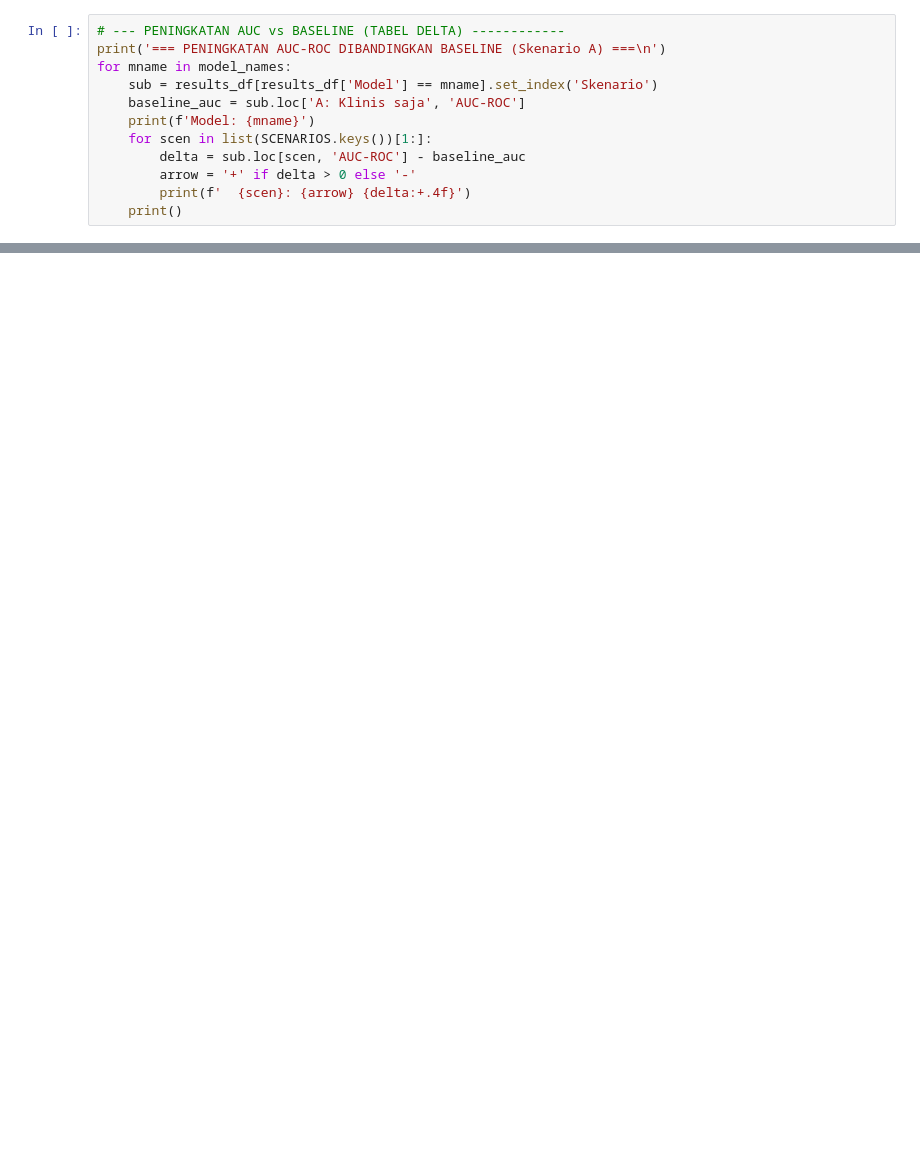
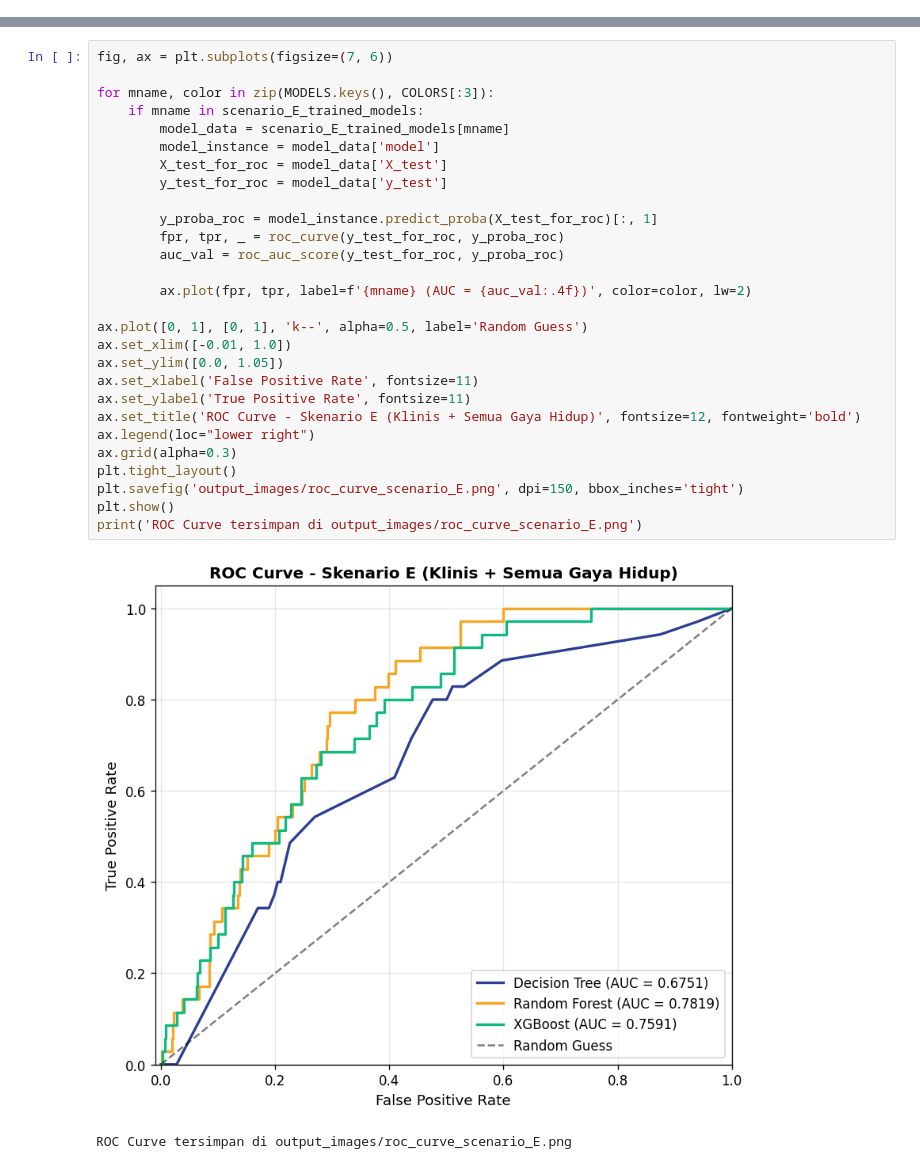
Before and after one commit to Adityamulyaf/NHANES-Stroke-Dataset, a Jupyter notebook: training_nhanes.ipynb, the cells around one changed output, grey strips where cells are left out. Cells and saved outputs as stored; diff of their text form; blank space fills up the shorter version.

Commit message:
feat: train colab

```diff
--- a/training_nhanes.ipynb
+++ b/training_nhanes.ipynb
@@ -594,12 +0,0 @@ plt.show()
-# %%
-# --- PENINGKATAN AUC vs BASELINE (TABEL DELTA) ------------
-print('=== PENINGKATAN AUC-ROC DIBANDINGKAN BASELINE (Skenario A) ===\n')
-for mname in model_names:
-    sub = results_df[results_df['Model'] == mname].set_index('Skenario')
-    baseline_auc = sub.loc['A: Klinis saja', 'AUC-ROC']
-    print(f'Model: {mname}')
-    for scen in list(SCENARIOS.keys())[1:]:
-        delta = sub.loc[scen, 'AUC-ROC'] - baseline_auc
-        arrow = '+' if delta > 0 else '-'
-        print(f'  {scen}: {arrow} {delta:+.4f}')
-    print()
@@ -835,0 +267,31 @@ Setelah menjalankan semua cell di atas, kalian akan mendapatkan:
+# %%
+fig, ax = plt.subplots(figsize=(7, 6))
+
+for mname, color in zip(MODELS.keys(), COLORS[:3]):
+    if mname in scenario_E_trained_models:
+        model_data = scenario_E_trained_models[mname]
+        model_instance = model_data['model']
+        X_test_for_roc = model_data['X_test']
+        y_test_for_roc = model_data['y_test']
+
+        y_proba_roc = model_instance.predict_proba(X_test_for_roc)[:, 1]
+        fpr, tpr, _ = roc_curve(y_test_for_roc, y_proba_roc)
+        auc_val = roc_auc_score(y_test_for_roc, y_proba_roc)
+
+        ax.plot(fpr, tpr, label=f'{mname} (AUC = {auc_val:.4f})', color=color, lw=2)
+
+ax.plot([0, 1], [0, 1], 'k--', alpha=0.5, label='Random Guess')
+ax.set_xlim([-0.01, 1.0])
+ax.set_ylim([0.0, 1.05])
+ax.set_xlabel('False Positive Rate', fontsize=11)
+ax.set_ylabel('True Positive Rate', fontsize=11)
+ax.set_title('ROC Curve - Skenario E (Klinis + Semua Gaya Hidup)', fontsize=12, fontweight='bold')
+ax.legend(loc="lower right")
+ax.grid(alpha=0.3)
+plt.tight_layout()
+plt.savefig('output_images/roc_curve_scenario_E.png', dpi=150, bbox_inches='tight')
+plt.show()
+print('ROC Curve tersimpan di output_images/roc_curve_scenario_E.png')
+# %% [output]
+[figure, added]
+ROC Curve tersimpan di output_images/roc_curve_scenario_E.png
```
Also changed, not shown: parts of 56 cells of this notebook, 8 other files.
